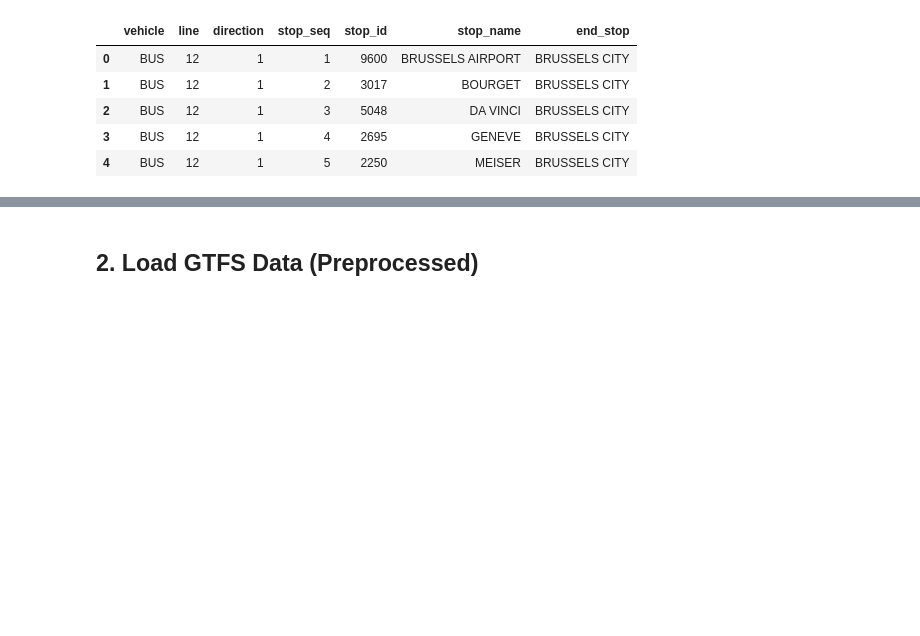
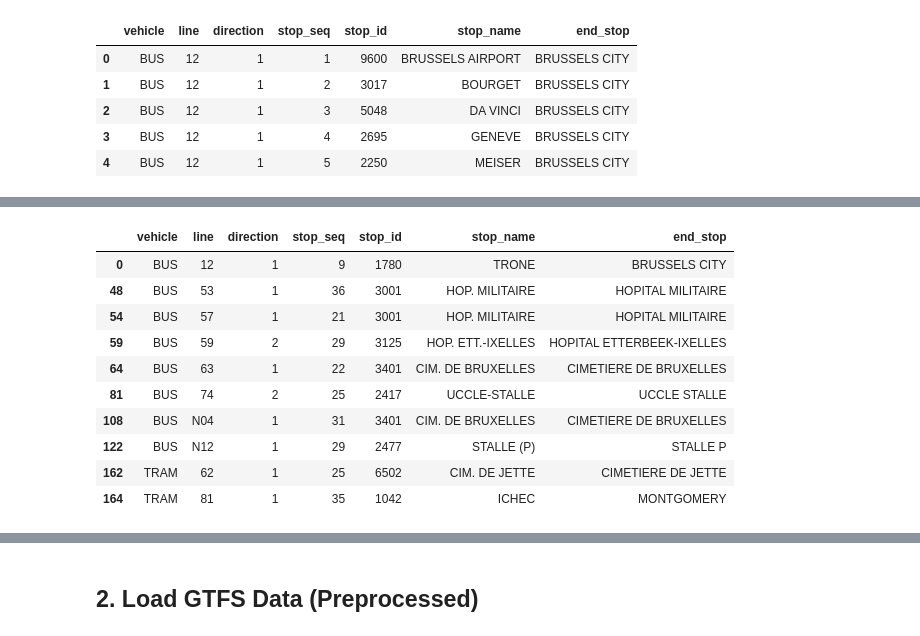
Before and after one commit to ahmadabusaiid/dm-stib-hack-my-ride, a Jupyter notebook: stib_vh_pos/stib_vh_pos_preprocess_db_load.ipynb, the cells around one changed output, grey strips where cells are left out. Cells and saved outputs as stored; diff of their text form; code cells hidden in the pictures; blank space fills up the shorter version.

```diff
--- a/stib_vh_pos/stib_vh_pos_preprocess_db_load.ipynb
+++ b/stib_vh_pos/stib_vh_pos_preprocess_db_load.ipynb
@@ -192,0 +197,6 @@ shp_stops.head()
+# %%
+# get the max stop sequence for each line & direction
+
+max_seq = shp_stops.groupby(['line', 'direction'])['stop_seq'].agg('max').to_frame().reset_index().rename(columns = {'stop_seq': 'end_stop_seq'})
+
+max_seq.head()
@@ -192,0 +210,11 @@ shp_stops.head()
+# %%
+# map the last stops through the max sequence, to get only rows which indicate the stop that is also the end_stop
+
+last_stops = shp_stops.merge(
+    max_seq,
+    how = 'inner',
+    left_on = ['line', 'direction', 'stop_seq'],
+    right_on = ['line', 'direction', 'end_stop_seq']
+)
+
+last_stops.head()
@@ -192,0 +228,18 @@ shp_stops.head()
+# %%
+# identify the cases where the stop is an end_stop, but is not the same name as the default end_stop name provided from shapefile
+
+diff_end_stop_names = last_stops.loc[last_stops.stop_name != last_stops.end_stop].drop(columns = ['end_stop_seq'])
+
+diff_end_stop_names
+# %% [output]
+|  | vehicle | line | direction | stop_seq | stop_id | stop_name | end_stop |
+| 0 | BUS | 12 | 1 | 9 | 1780 | TRONE | BRUSSELS CITY |
+| 48 | BUS | 53 | 1 | 36 | 3001 | HOP. MILITAIRE | HOPITAL MILITAIRE |
+| 54 | BUS | 57 | 1 | 21 | 3001 | HOP. MILITAIRE | HOPITAL MILITAIRE |
+| 59 | BUS | 59 | 2 | 29 | 3125 | HOP. ETT.-IXELLES | HOPITAL ETTERBEEK-IXELLES |
+| 64 | BUS | 63 | 1 | 22 | 3401 | CIM. DE BRUXELLES | CIMETIERE DE BRUXELLES |
+| 81 | BUS | 74 | 2 | 25 | 2417 | UCCLE-STALLE | UCCLE STALLE |
+| 108 | BUS | N04 | 1 | 31 | 3401 | CIM. DE BRUXELLES | CIMETIERE DE BRUXELLES |
+| 122 | BUS | N12 | 1 | 29 | 2477 | STALLE (P) | STALLE P |
+| 162 | TRAM | 62 | 1 | 25 | 6502 | CIM. DE JETTE | CIMETIERE DE JETTE |
+| 164 | TRAM | 81 | 1 | 35 | 1042 | ICHEC | MONTGOMERY |
```
Also changed, not shown: parts of 20 cells of this notebook.
